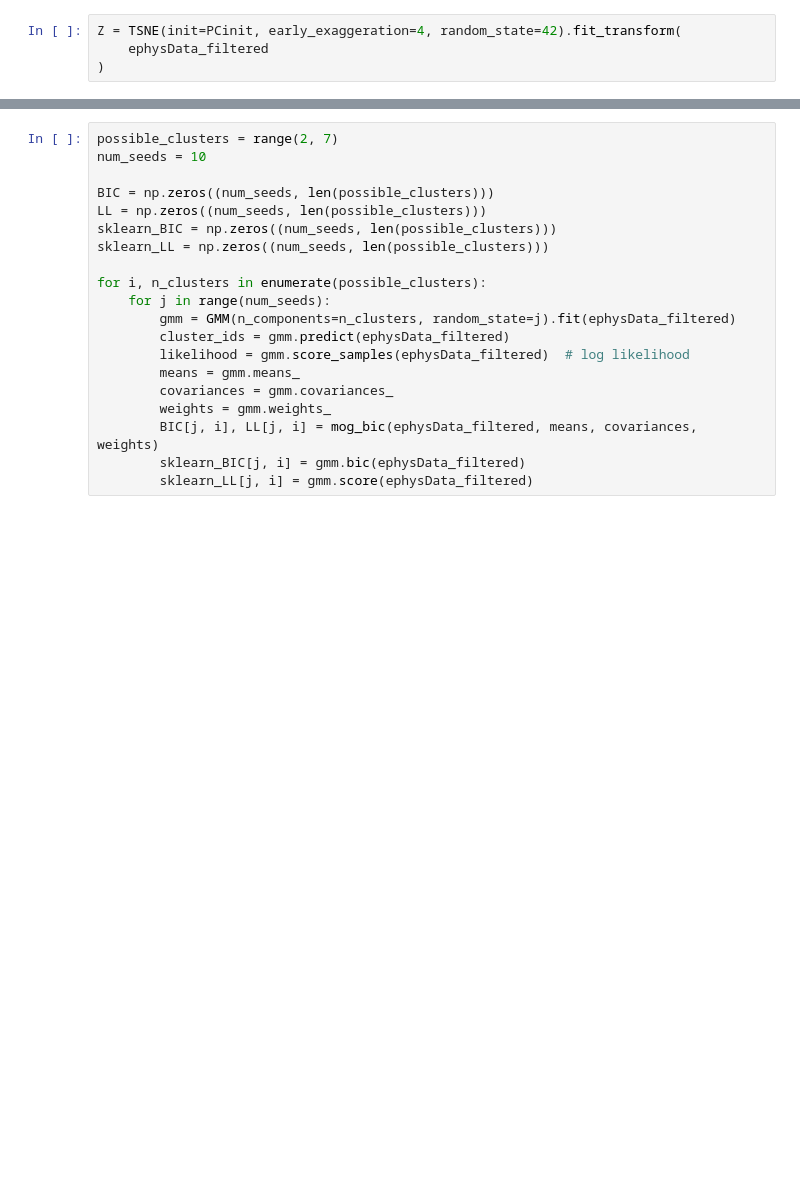
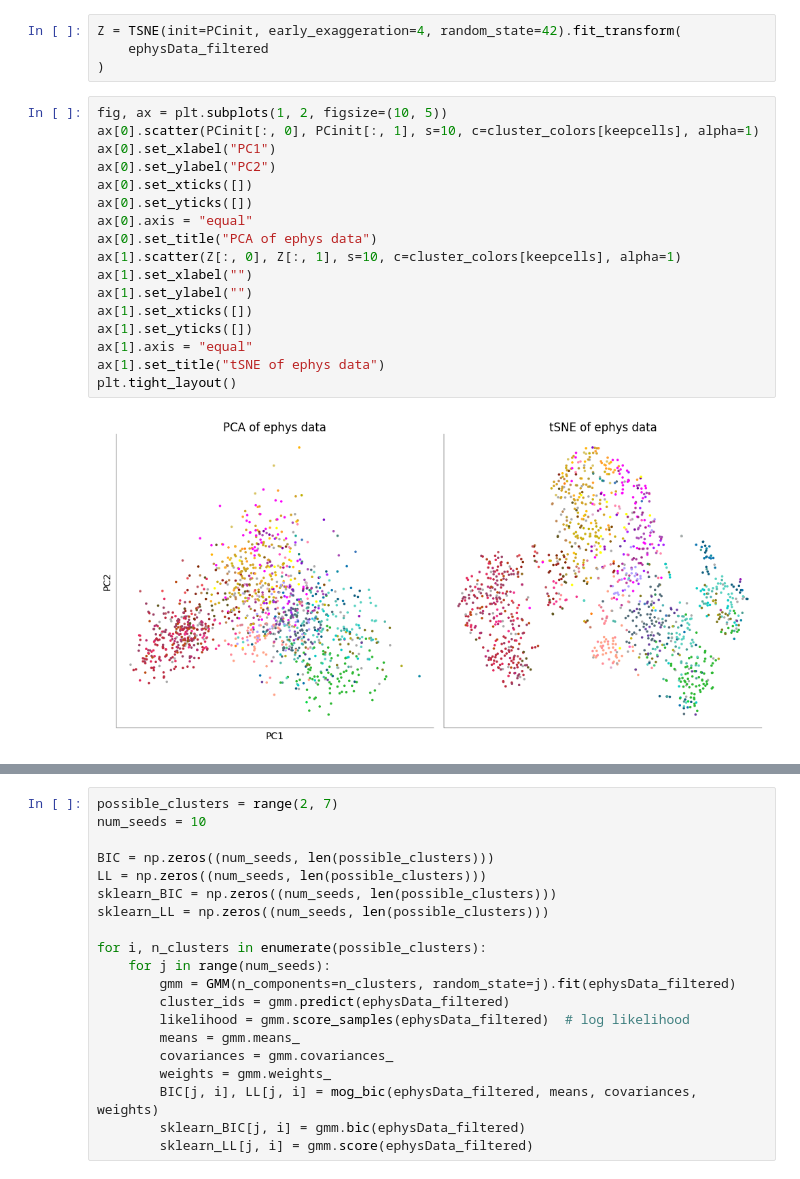
Before and after one commit to Artemii-Shlychkov/NDS_project, a Jupyter notebook: notebooks/Practical_notebook.ipynb, the cells around one changed output, grey strips where cells are left out. Drawn from its saved outputs; the diff is of its cells as text; blank space fills up the shorter version.

```diff
--- a/notebooks/Practical_notebook.ipynb
+++ b/notebooks/Practical_notebook.ipynb
@@ -276,6 +286,25 @@ PCinit = PCinit / np.std(PCinit[:, 0]) * 0.0001
 Z = TSNE(init=PCinit, early_exaggeration=4, random_state=42).fit_transform(
     ephysData_filtered
 )
+# %%
+fig, ax = plt.subplots(1, 2, figsize=(10, 5))
+ax[0].scatter(PCinit[:, 0], PCinit[:, 1], s=10, c=cluster_colors[keepcells], alpha=1)
+ax[0].set_xlabel("PC1")
+ax[0].set_ylabel("PC2")
+ax[0].set_xticks([])
+ax[0].set_yticks([])
+ax[0].axis = "equal"
+ax[0].set_title("PCA of ephys data")
+ax[1].scatter(Z[:, 0], Z[:, 1], s=10, c=cluster_colors[keepcells], alpha=1)
+ax[1].set_xlabel("")
+ax[1].set_ylabel("")
+ax[1].set_xticks([])
+ax[1].set_yticks([])
+ax[1].axis = "equal"
+ax[1].set_title("tSNE of ephys data")
+plt.tight_layout()
+# %% [output]
+[figure, added]
 # %%
 def mog_bic(
     x: np.ndarray, m: np.ndarray, S: np.ndarray, p: np.ndarray
```
Also changed, not shown: parts of 7 cells of this notebook.
